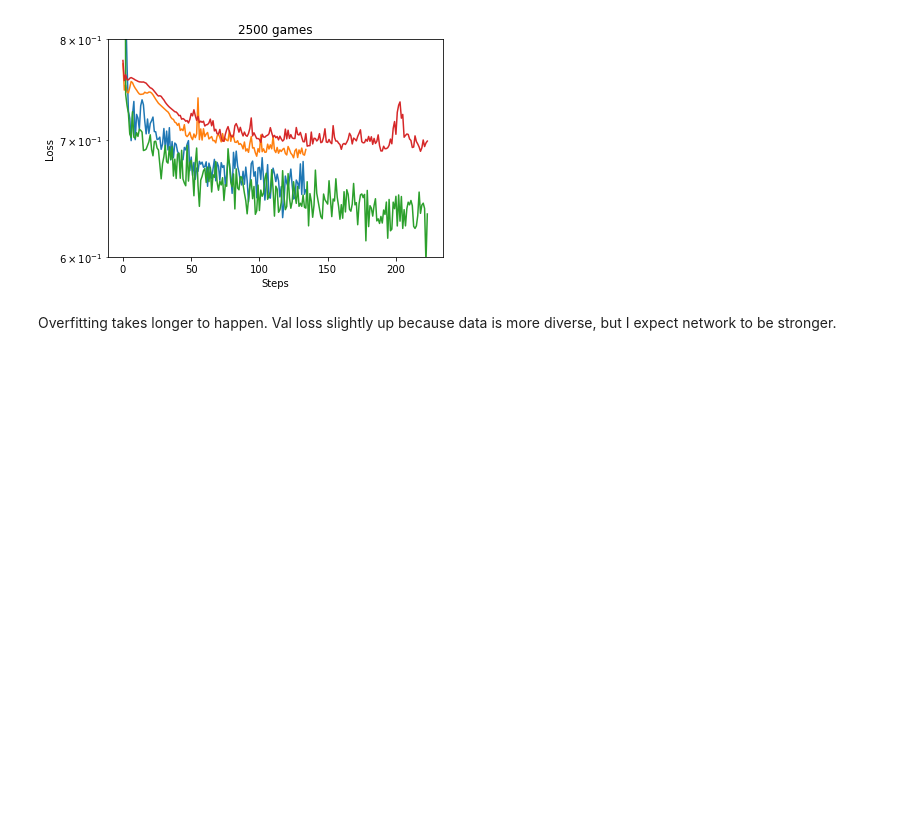
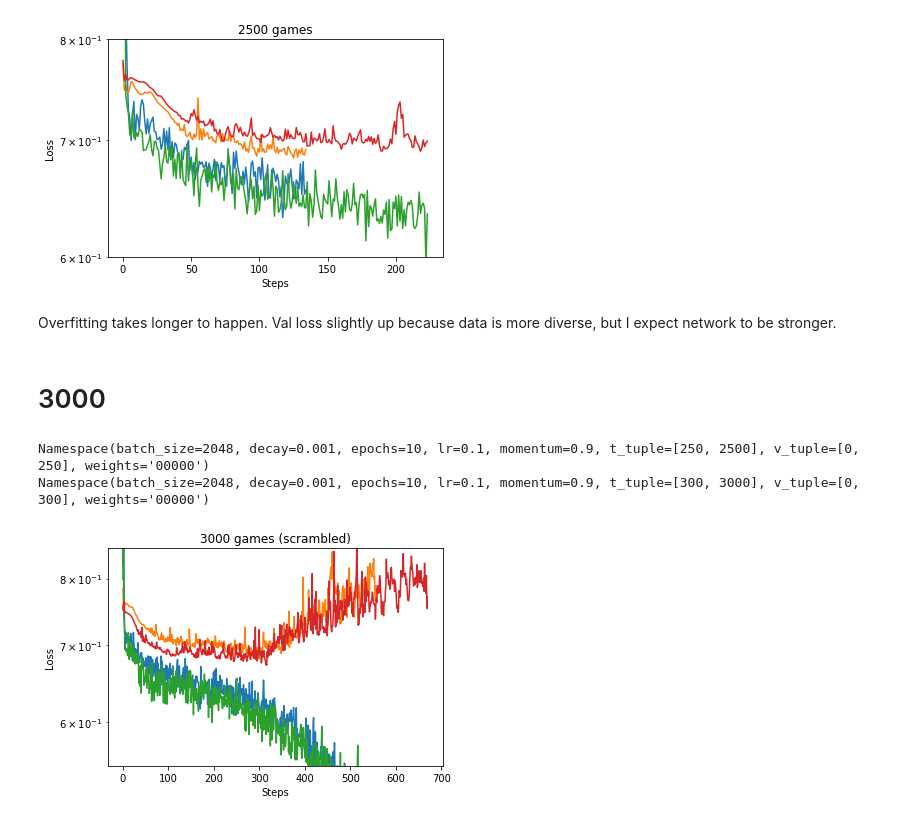
Before and after one commit to fqjin/ultimate-tictactoe, a Jupyter notebook: notebooks/Logs.ipynb, the cells around one changed output. Cells and saved outputs as stored; diff of their text form; code cells hidden in the pictures; blank space fills up the shorter version.

```diff
--- a/notebooks/Logs.ipynb
+++ b/notebooks/Logs.ipynb
@@ -305,3 +305,16 @@ Namespace(batch_size=2048, decay=0.001, epochs=4, lr=0.1, momentum=0.9, t_tuple=
 [figure]
 # %% [markdown]
 Overfitting takes longer to happen. Val loss slightly up because data is more diverse, but I expect network to be stronger.
+# %% [markdown]
+# 3000
+# %%
+name = '250_2500bs2048lr0.1d0.001e10.npz'
+plot2(name, '2500 games (scrambled)')
+name = '300_3000bs2048lr0.1d0.001e10.npz'
+plot2(name, '3000 games (scrambled)')
+plt.ylim([0.55, 0.85])
+plt.show()
+# %% [output]
+Namespace(batch_size=2048, decay=0.001, epochs=10, lr=0.1, momentum=0.9, t_tuple=[250, 2500], v_tuple=[0, 250], weights='00000')
+Namespace(batch_size=2048, decay=0.001, epochs=10, lr=0.1, momentum=0.9, t_tuple=[300, 3000], v_tuple=[0, 300], weights='00000')
+[figure, added]
```
Also changed, not shown: parts of 3 cells of this notebook, 6 other files.
